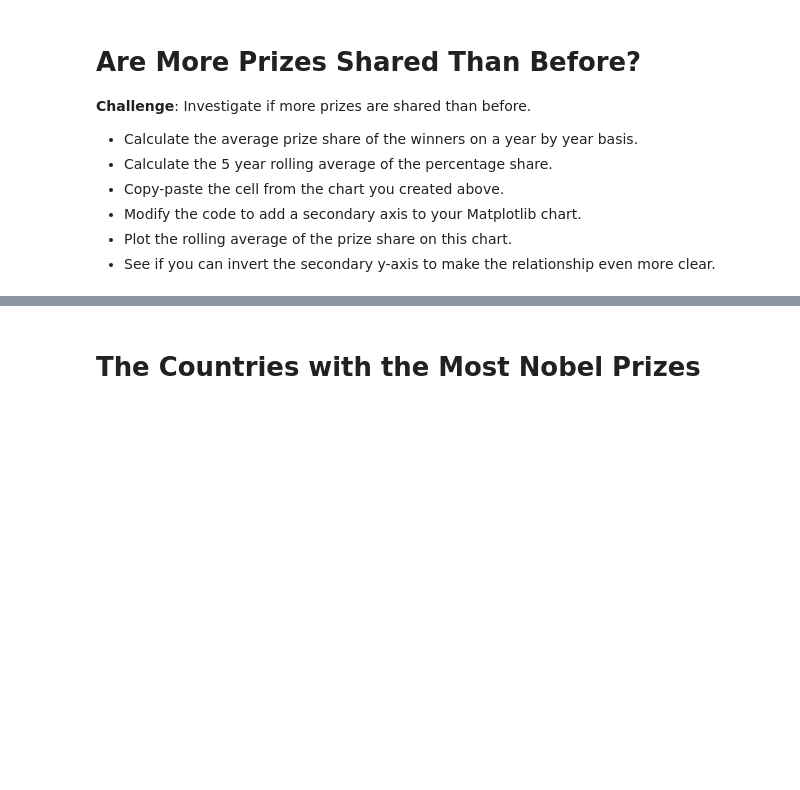
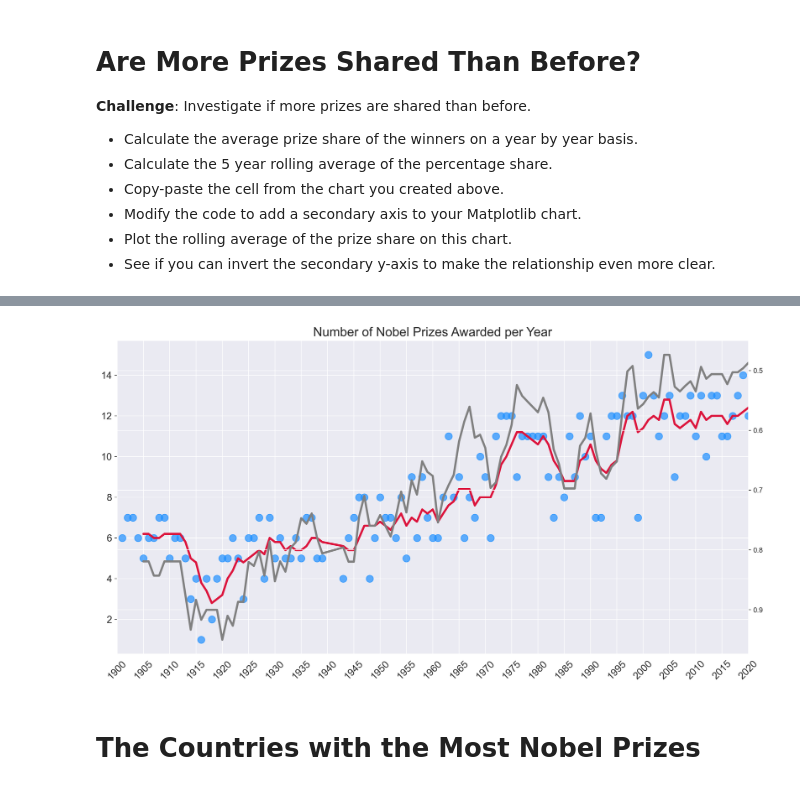
Before and after one commit to AlexVenger/100DaysOfCodePython, a Jupyter notebook: 79.NobelPrize/Nobel_Prize_Analysis_(start).ipynb, the cells around one changed output, grey strips where cells are left out. Cells and saved outputs as stored; diff of their text form; code cells hidden in the pictures; blank space fills up the shorter version.

```diff
--- a/79.NobelPrize/Nobel_Prize_Analysis_(start).ipynb
+++ b/79.NobelPrize/Nobel_Prize_Analysis_(start).ipynb
@@ -213,3 +430,6 @@ TypeError: can't multiply sequence by non-int of type 'float'
 * Modify the code to add a secondary axis to your Matplotlib chart.
 * Plot the rolling average of the prize share on this chart.
 * See if you can invert the secondary y-axis to make the relationship even more clear.
+# %%
+yearly_share = df_data.groupby("year").agg({"share_pct": pd.DataFrame.mean})
+yearly_share
@@ -215,0 +451,3 @@ TypeError: can't multiply sequence by non-int of type 'float'
+# %%
+yearly_roll = yearly_share.rolling(window=5).mean()
+yearly_roll
@@ -216,3 +469,44 @@ TypeError: can't multiply sequence by non-int of type 'float'
+# %%
+plt.figure(figsize=(16, 8), dpi=200)
+plt.title("Number of Nobel Prizes Awarded per Year", fontsize=18)
+plt.yticks(fontsize=14)
+plt.xticks(
+    ticks=np.arange(1900, 2021, 5),
+    fontsize=14,
+    rotation=45
+)
+
+ax1 = plt.gca()
+ax2 = ax1.twinx()
+ax1.set_xlim(1900, 2020)
+
+ax2.invert_yaxis()
+
+ax1.scatter(
+    x=prize_count.index,
+    y=prize_count.values,
+    c="dodgerblue",
+    alpha=0.7,
+    s=100
+)
+
+ax1.plot(
+    prize_count.index,
+    roll.values,
+    c="crimson",
+    linewidth=3
+)
+
+ax2.plot(
+    prize_count.index,
+    yearly_roll.values,
+    c="grey",
+    linewidth=3
+)
+
+plt.show()
+# %% [output]
+[figure, added]
 # %% [markdown]
 # The Countries with the Most Nobel Prizes
 # %% [markdown]
```
Also changed, not shown: parts of 17 cells of this notebook.
